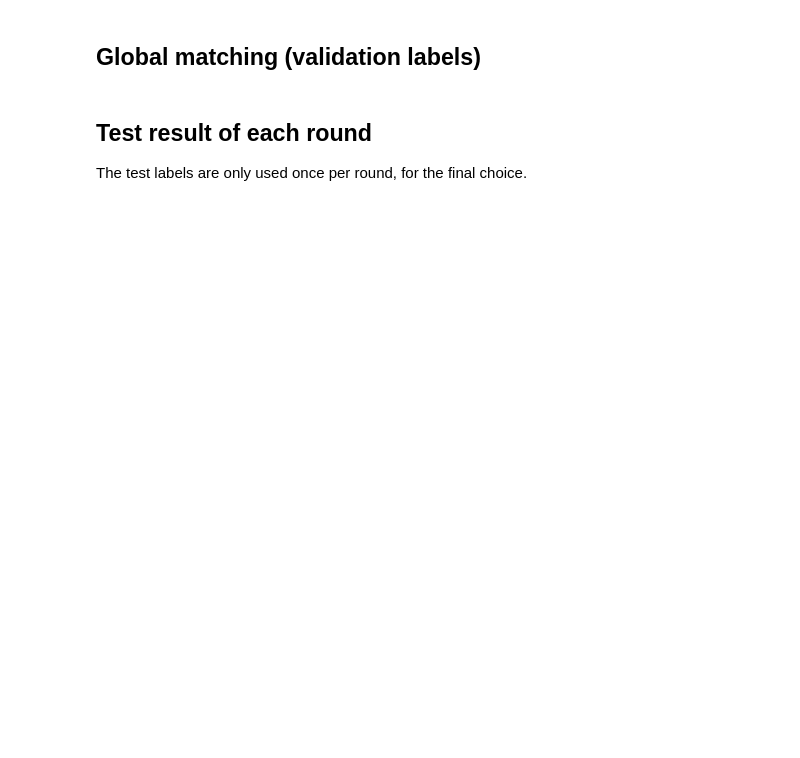
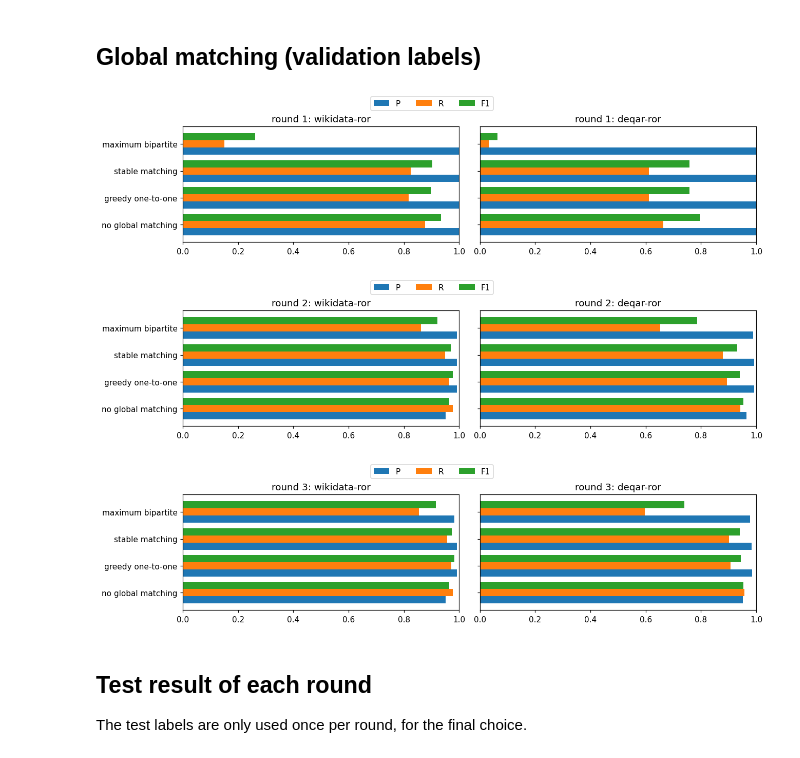
Before and after one commit to BlackSamuron0305/Web-Data-Integration-Project-HWS2026, a Jupyter notebook: scripts/identity_resolution/05_final/plots.ipynb, the cells around one changed output. Cells and saved outputs as stored; diff of their text form; code cells hidden in the pictures; blank space fills up the shorter version.

```diff
--- a/scripts/identity_resolution/05_final/plots.ipynb
+++ b/scripts/identity_resolution/05_final/plots.ipynb
@@ -16,15 +34,20 @@ final[["round", "pair", "matcher", "split", "P", "R", "F1", "corr"]]
 # %%
 val = final[final["split"] == "validation"].copy()
 val["global"] = val["matcher"].str.split(" \\+ ").str[-1]
 for rnd in sorted(val["round"].unique()):
     fig, axes = plt.subplots(1, 2, figsize=(12, 3), sharey=True)
     for ax, pair in zip(axes, PAIRS):
         part = val[(val["round"] == rnd) & (val["pair"] == pair)].set_index("global")[["P", "R", "F1"]]
-        part.plot.barh(ax=ax, width=0.8)
+        part.plot.barh(ax=ax, width=0.8, legend=False)
         ax.set_xlim(0, 1)
         ax.set_title(f"round {rnd}: {pair}")
-        ax.legend(loc="lower right")
-    plt.tight_layout()
+        ax.set_ylabel("")
+    fig.legend(["P", "R", "F1"], loc="upper center", ncol=3)
+    plt.tight_layout(rect=(0, 0, 1, 0.93))
+# %% [output]
+[figure, added]
+[figure, added]
+[figure, added]
 # %% [markdown]
 ## Test result of each round
 
```
Also changed, not shown: parts of 3 cells of this notebook, 18 other files.
